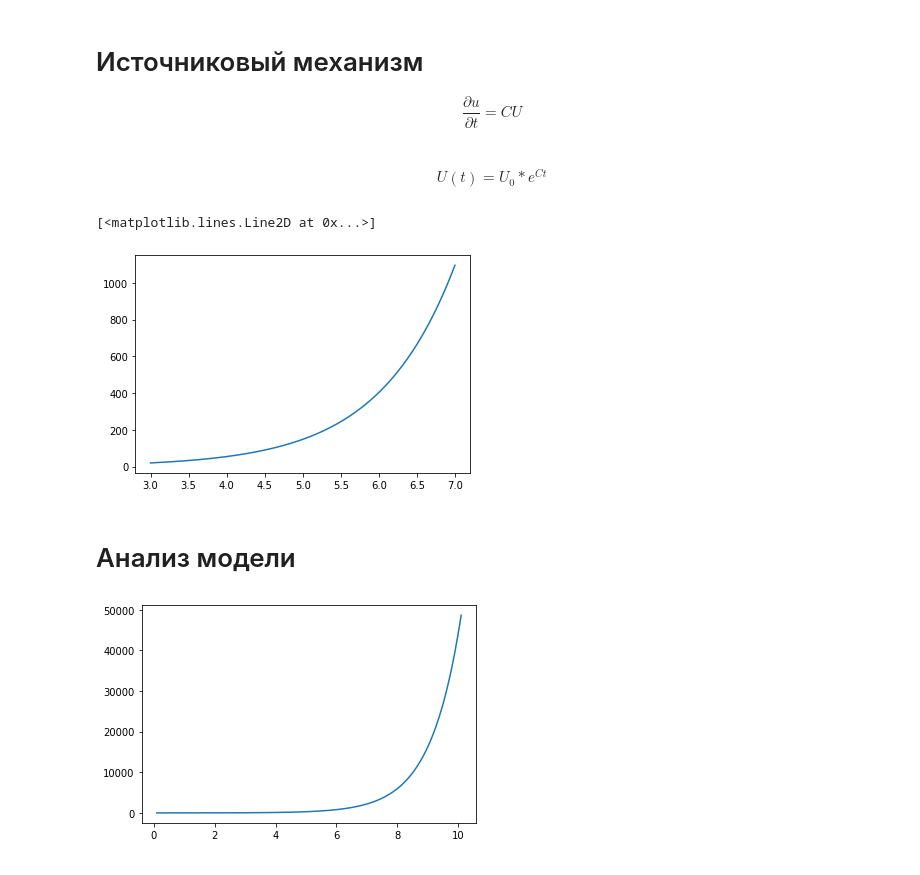
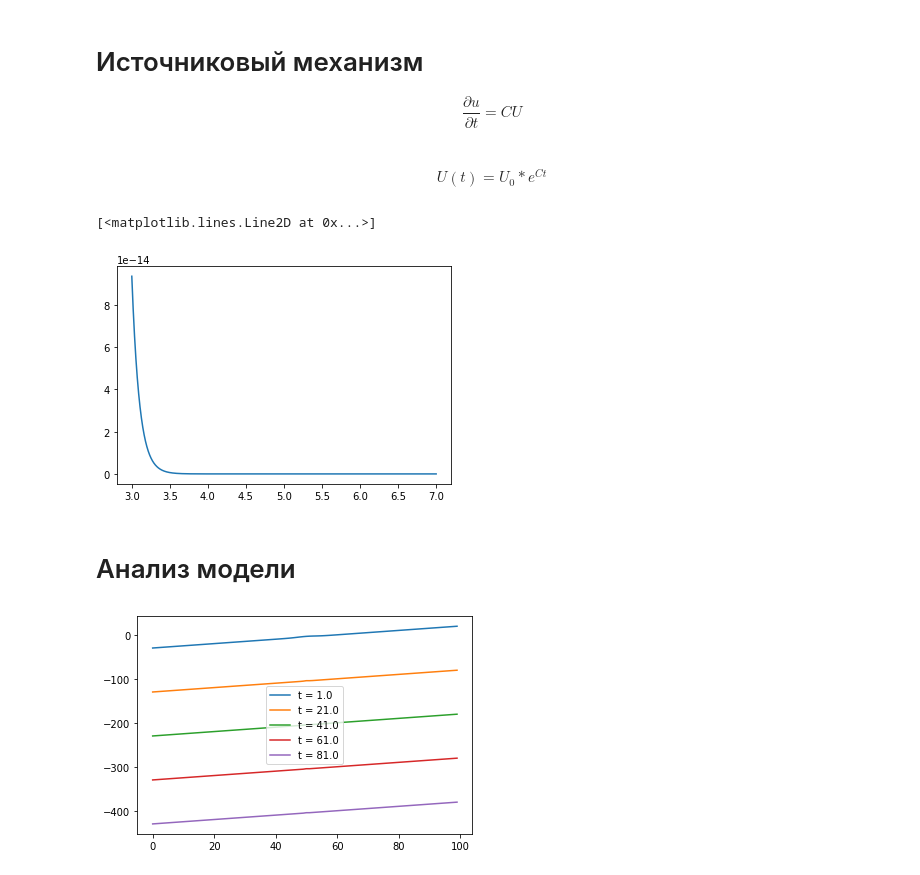
Before and after one commit to dep-810b-studs/computer-modelling, a Jupyter notebook: task_05-dreif_diff_model.ipynb, the cells around one changed output. Drawn from its saved outputs; the diff is of its cells as text; code cells hidden in the pictures.

```diff
--- a/task_05-dreif_diff_model.ipynb
+++ b/task_05-dreif_diff_model.ipynb
@@ -20,11 +20,14 @@ U(x,t)=U_0[\frac{1}{\sqrt{2 \pi \sqrt{2at}}}exp({{-\frac{x^2}{4at}})}]
 def diffusion(x, t, a = 5, u_0 = 1):
     return u_0 * (1 / sqrt(2 * pi * sqrt(2 * a *t))) * exp(-x**2 / 4 * a *t)
 # %%
-T = np.arange(3.0, 7.0, 0.001)
+T = np.arange(1, 100,20)
 X = np.arange(-3.0, 3.0, 0.01)
 diff = []
 
-for i in range(len(X)):
-    diff.append(diffusion(X[i],T[i]))
-plt.plot(T[:len(diff)], diff)
+for t in T:
+    for i in range(len(X)):
+        diff.append(diffusion(X[i],t))
+    plt.plot(diff, label=f't = {t}')
+    plt.legend()
+    diff = []
 # %% [output]
@@ -47,12 +46,14 @@ U(x,t)=\psi{(x-Vt)}
 def dreif(x, t, V = 1, k = 5):
     return 1 + k * (x - V * t)
 # %%
-T_d = np.arange(0, 7.0, 0.001)
-X = np.arange(-3.0, 3.0, 0.001)
+T_d = np.arange(1, 100,20)
+X = np.arange(-10.0, 10.0, 0.1)
 dreif_result = []
 
-for i in range(len(X)):
-    dreif_result.append(dreif(X[i], T_d[i]))
-
-plt.plot(T_d[:len(dreif_result)],dreif_result)
+for t in T_d:
+    for i in range(len(X)):
+        dreif_result.append(dreif(X[i], t))
+    plt.plot(dreif_result, label=f't = {t}')
+    plt.legend()
+    dreif_result = []
 # %% [output]
@@ -68,7 +68,7 @@ plt.plot(T_d[:len(dreif_result)],dreif_result)
 U(t)=U_0*e^{Ct}
 \end{equation}
 # %%
-def source(t, c = 1, u_0 = 1):
+def source(t, c = -10, u_0 = 1):
     return u_0 * exp(c * t)
 # %%
 T_s = np.arange(3.0, 7.0, 0.001)
@@ -79,20 +79,22 @@ for t in T_s:
 plt.plot(T_s, dreif_result)
 # %% [output]
 [<matplotlib.lines.Line2D at 0x...>]
-[figure, old version]
+[figure, new version]
 # %% [markdown]
 # Анализ модели
 # %%
-def model(x, t, a = 5, c = 1, u_0 = 1):
-    return diffusion(x, t, a, u_0) + source(t) + source(t, c, u_0)
+def model(x, t, a = 25, c = -10, u_0 = 10, di = 1, dr = 1, s = 1):
+    return  di * diffusion(x, t, a, u_0) + s * source(t, c, u_0) + dr * dreif(x, t)
 # %%
-T = np.arange(0.1, 100.0, 0.001)
-X = np.arange(40, 41, 0.0001)
+T = np.arange(1, 100.0, 20)
+X = np.arange(-5, 5, 0.1)
 model_result = []
 
-for i in range(len(X)):
-    model_result.append(model(X[i],T[i]))
-plt.plot(T[:len(model_result)], model_result)
-plt.show()
+for t in T:
+    for i in range(len(X)):
+        model_result.append(model(X[i],t))
+    plt.plot(model_result, label=f't = {t}')
+    plt.legend()
+    model_result = []
 # %% [output]
-[figure, old version]
+[figure, new version]
```
Also changed, not shown: parts of 7 cells of this notebook.
